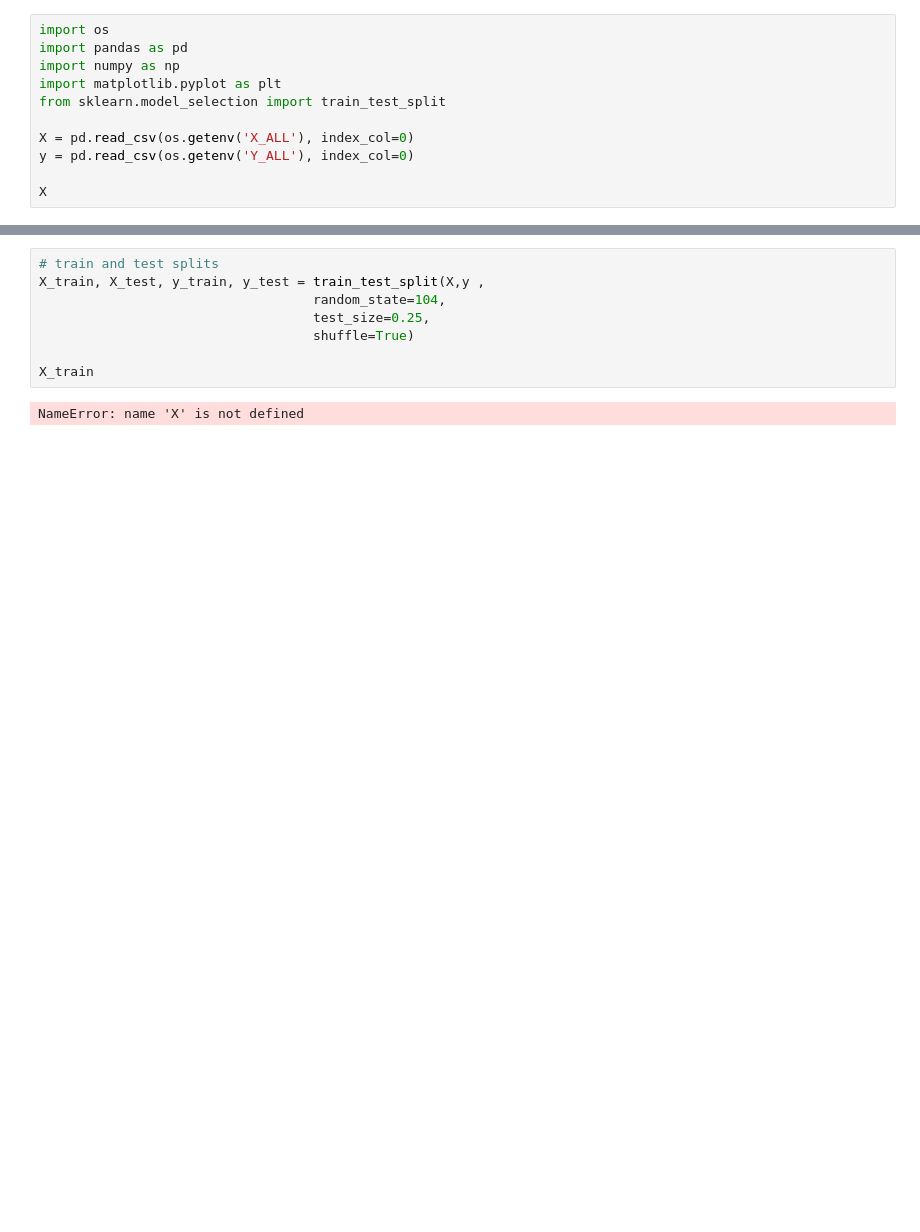
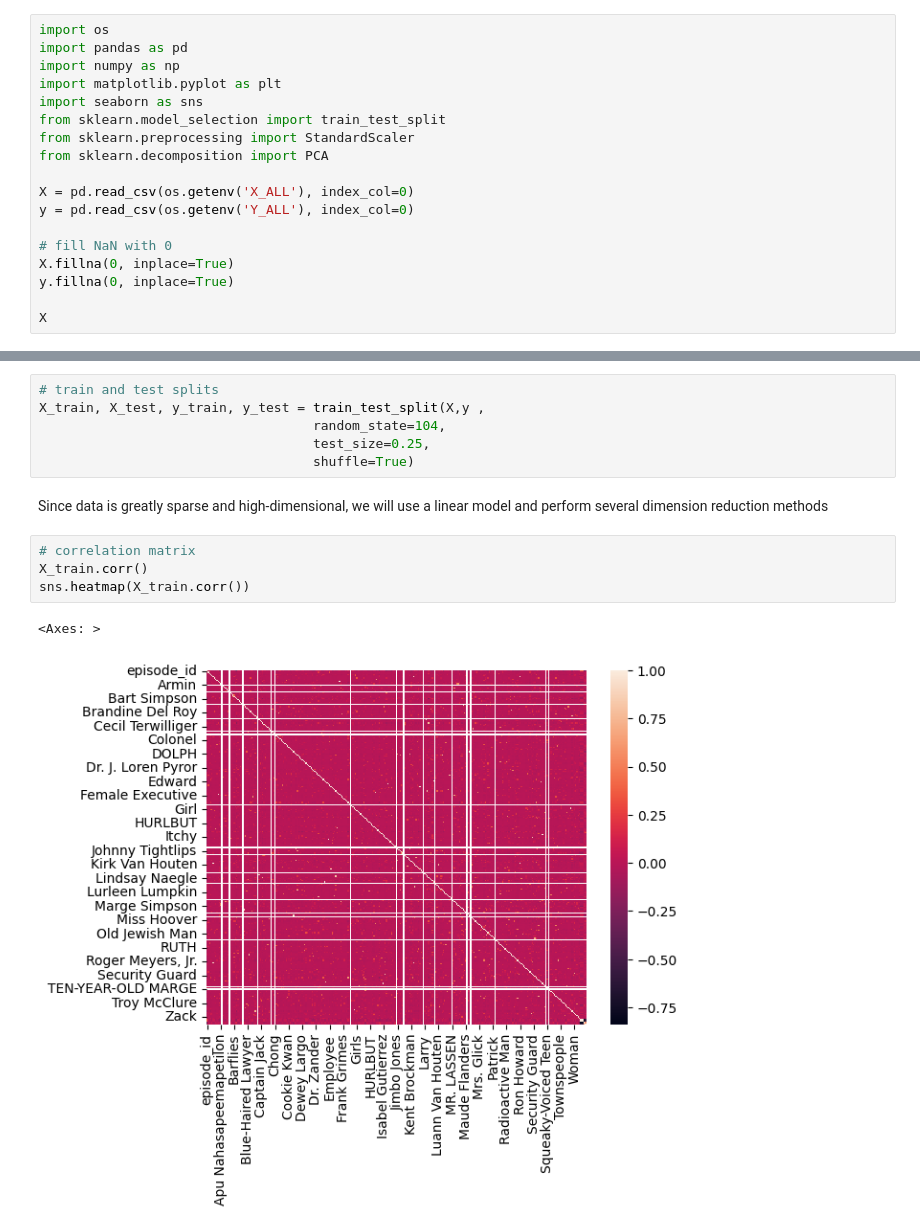
Before and after one commit to JosePabloGFnl/Simpsons_Episode_Popularity, a Jupyter notebook: Simpsons_Data_prediction.ipynb, the cells around one changed output, grey strips where cells are left out. Drawn from its saved outputs; the diff is of its cells as text; blank space fills up the shorter version.

Commit message:
Data Scaling

```diff
--- a/Simpsons_Data_prediction.ipynb
+++ b/Simpsons_Data_prediction.ipynb
@@ -3,9 +3,16 @@ import os
 import pandas as pd
 import numpy as np
 import matplotlib.pyplot as plt
+import seaborn as sns
 from sklearn.model_selection import train_test_split
+from sklearn.preprocessing import StandardScaler
+from sklearn.decomposition import PCA
 
 X = pd.read_csv(os.getenv('X_ALL'), index_col=0)
 y = pd.read_csv(os.getenv('Y_ALL'), index_col=0)
 
+# fill NaN with 0
+X.fillna(0, inplace=True)
+y.fillna(0, inplace=True)
+
 X
@@ -15,7 +36,12 @@ X_train, X_test, y_train, y_test = train_test_split(X,y ,
                                    random_state=104,
                                    test_size=0.25,
                                    shuffle=True)
-
-X_train
-# %% [output]
-NameError: name 'X' is not defined
+# %% [markdown]
+Since data is greatly sparse and high-dimensional, we will use a linear model and perform several dimension reduction methods
+# %%
+# correlation matrix
+X_train.corr()
+sns.heatmap(X_train.corr())
+# %% [output]
+<Axes: >
+[figure, added]
```
Also changed, not shown: parts of 2 cells of this notebook.
